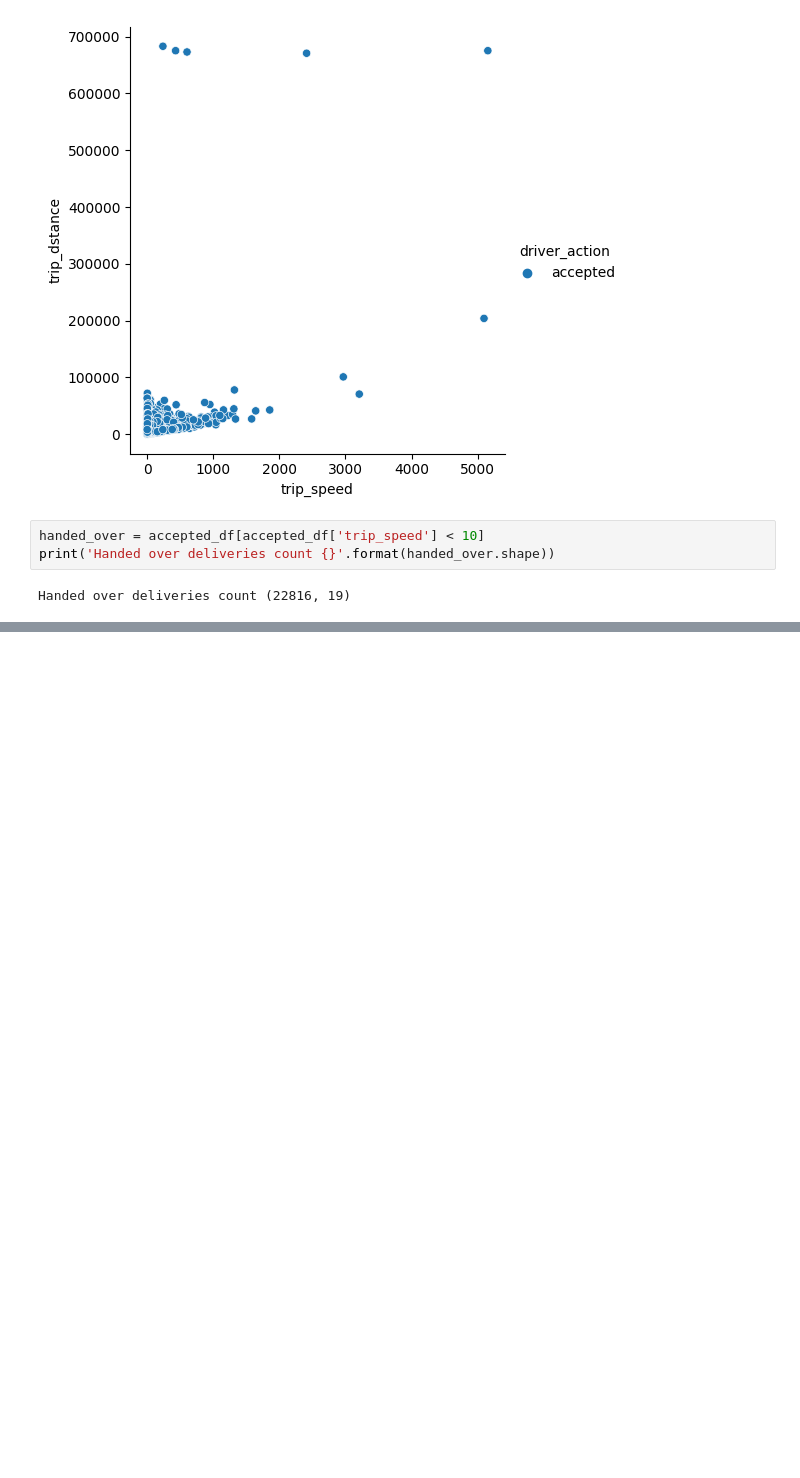
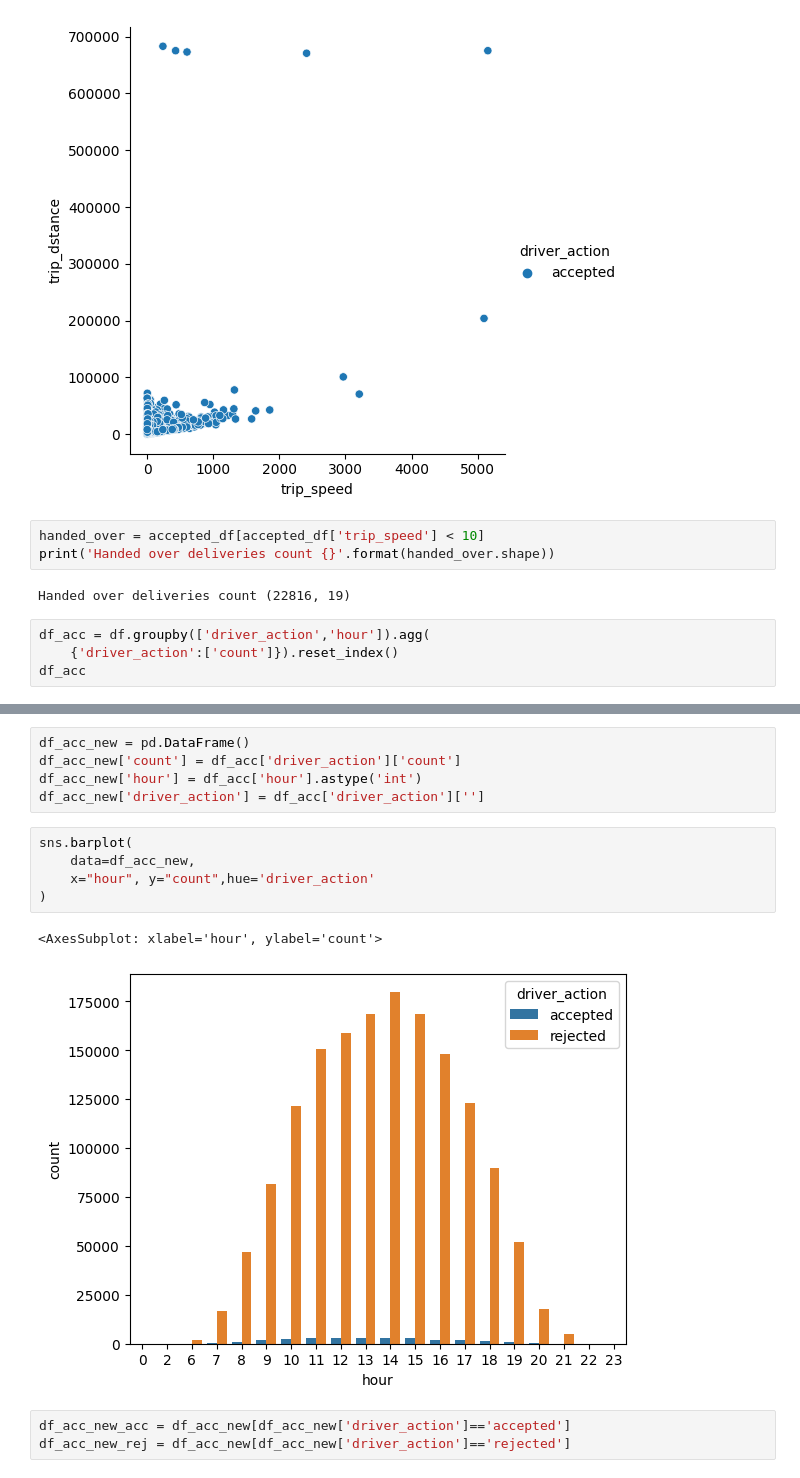
Before and after one commit to degagawolde/delivery-drivers-location-optimisation-with-causal-inference, a Jupyter notebook: notebooks/data_visualization.ipynb, the cells around one changed output, grey strips where cells are left out. Cells and saved outputs as stored; diff of their text form; blank space fills up the shorter version.

```diff
--- a/notebooks/data_visualization.ipynb
+++ b/notebooks/data_visualization.ipynb
@@ -218,3 +218,7 @@ handed_over = accepted_df[accepted_df['trip_speed'] < 10]
 print('Handed over deliveries count {}'.format(handed_over.shape))
 # %% [output]
 Handed over deliveries count (22816, 19)
+# %%
+df_acc = df.groupby(['driver_action','hour']).agg(
+    {'driver_action':['count']}).reset_index()
+df_acc
@@ -220,0 +244,16 @@ Handed over deliveries count (22816, 19)
+# %%
+df_acc_new = pd.DataFrame()
+df_acc_new['count'] = df_acc['driver_action']['count']
+df_acc_new['hour'] = df_acc['hour'].astype('int')
+df_acc_new['driver_action'] = df_acc['driver_action']['']
+# %%
+sns.barplot(
+    data=df_acc_new,
+    x="hour", y="count",hue='driver_action'
+)
+# %% [output]
+<AxesSubplot: xlabel='hour', ylabel='count'>
+[figure, added]
+# %%
+df_acc_new_acc = df_acc_new[df_acc_new['driver_action']=='accepted']
+df_acc_new_rej = df_acc_new[df_acc_new['driver_action']=='rejected']
```
Also changed, not shown: parts of 3 cells of this notebook, 13 other files.
